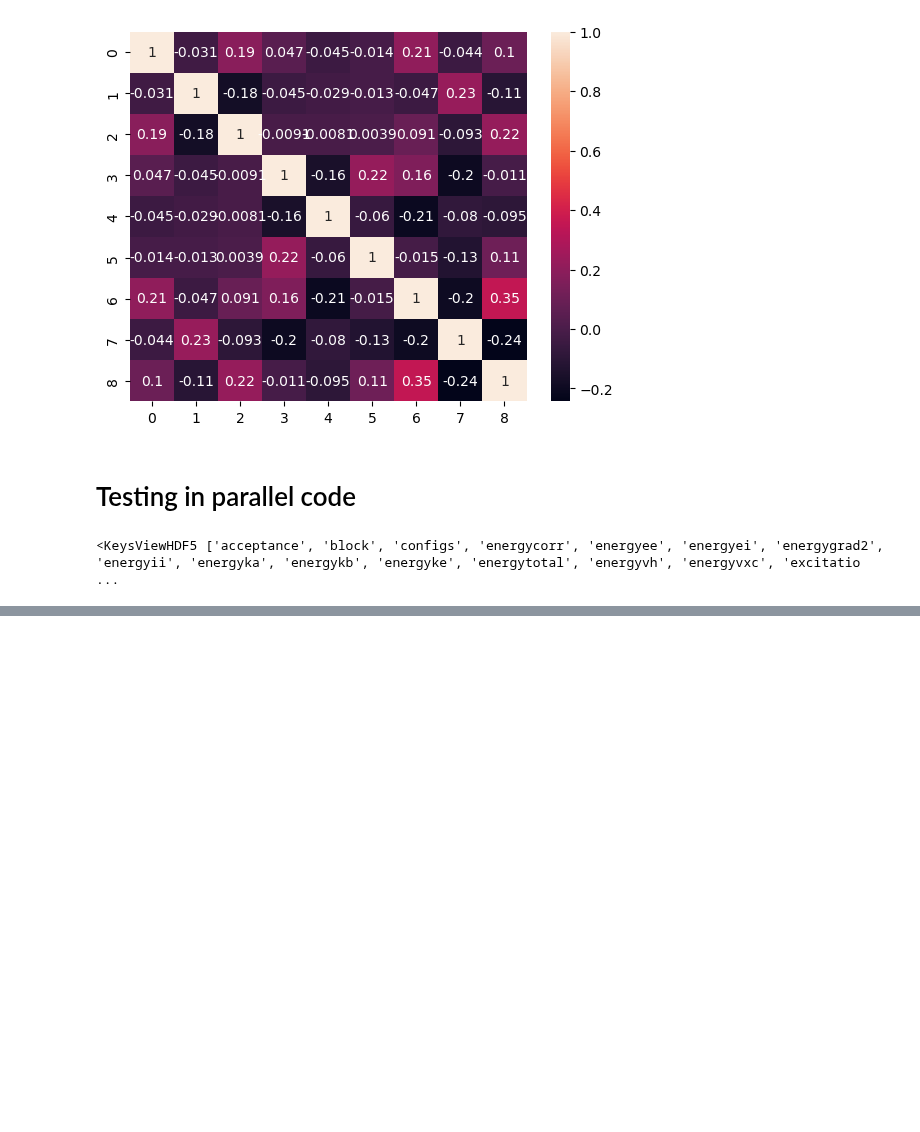
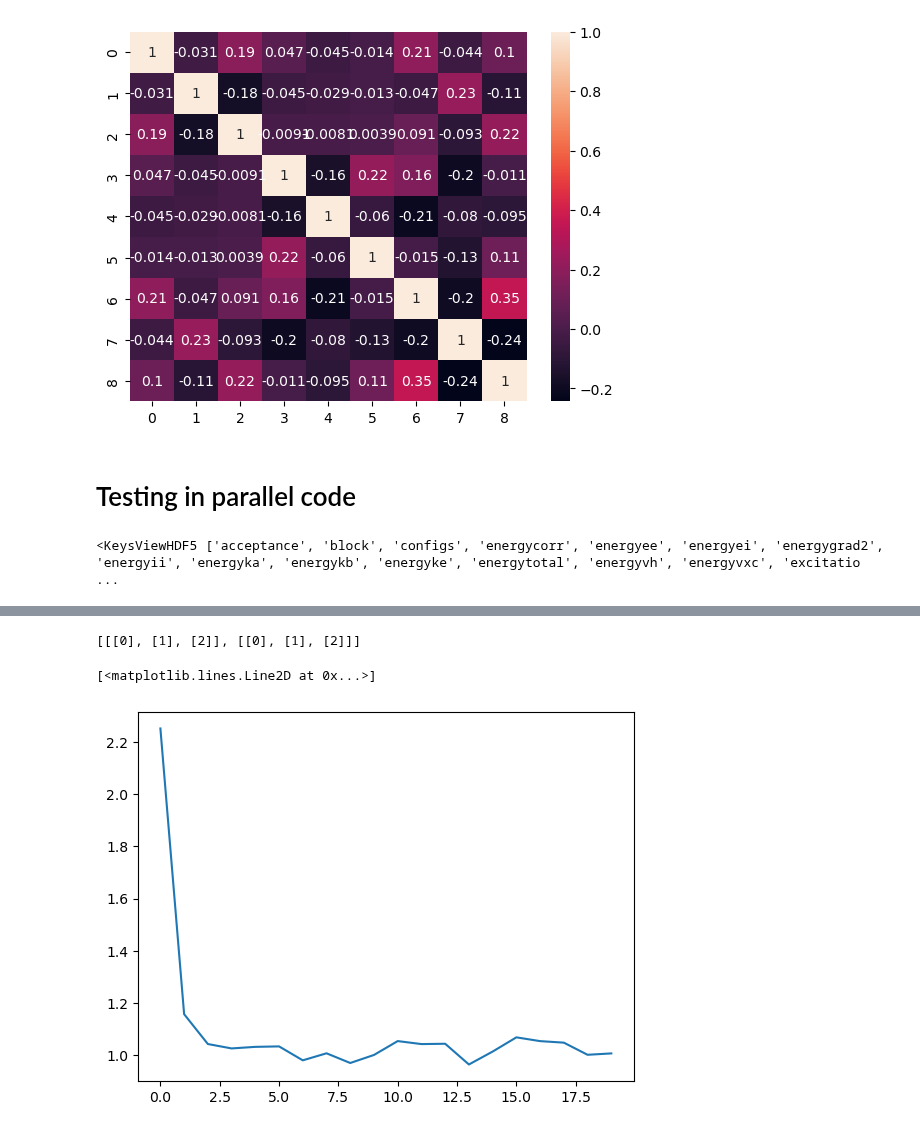
Before and after one commit to kayahans/pyqmc, a Jupyter notebook: pyqmc/test-overlap-casci-full.ipynb, the cells around one changed output, grey strips where cells are left out. Saved outputs shown, nothing was run; the diff lists cells and outputs as text; code cells hidden in the pictures; blank space fills up the shorter version.

```diff
--- a/pyqmc/test-overlap-casci-full.ipynb
+++ b/pyqmc/test-overlap-casci-full.ipynb
@@ -828,0 +508,13 @@ array([[0.02518823, 0.19108996, 0.09776841, 0.2092653 , 0.25466587,
+# %%
+configs = pyq.initial_guess(mol, 2000)
+_, configs = pyq.vmc(wf1, configs)
+# %%
+wfs = []
+num_det = mcc.ci.shape[0] * mcc.ci.shape[1]
+for i in range(mcc.ci.shape[0]):
+    for j in range(mcc.ci.shape[1]):
+        mc0 = copy.copy(mcc)
+        mc0.ci = mcc.ci * 0
+        mc0.ci[i, j] = 1
+        wf0, _ = generate_slater(mol, mf, mc=mc0, optimize_determinants=False)
+        self.wfs.append(wf0)
@@ -828,0 +534,11 @@ array([[0.02518823, 0.19108996, 0.09776841, 0.2092653 , 0.25466587,
+# %%
+energy = EnergyAccumulatorMultipleWF(pyq.EnergyAccumulator(mol))
+data_weighted, data_unweighted, configs = sample_overlap(
+        wfs, configs, energy, nsteps=40, nblocks=20
+)
+# %%
+y = data_unweighted['overlap']
+# %%
+wfs[1]._det_occup
+# %% [output]
+[[[0], [1], [2]], [[0], [1], [2]]]
@@ -828,0 +553,5 @@ array([[0.02518823, 0.19108996, 0.09776841, 0.2092653 , 0.25466587,
+# %%
+plt.plot(y[:,0,0])
+# %% [output]
+[<matplotlib.lines.Line2D at 0x...>]
+[figure, added]
```
Also changed, not shown: parts of 55 cells of this notebook, 6 other files.
